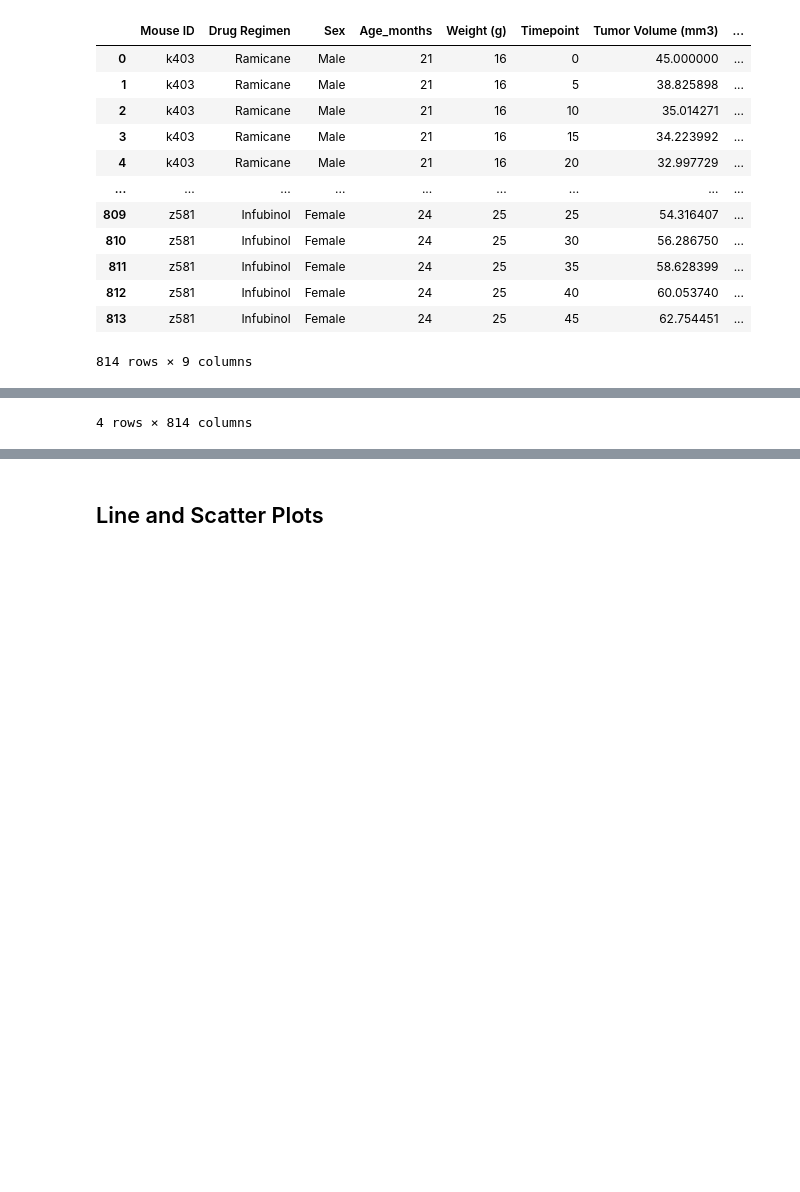
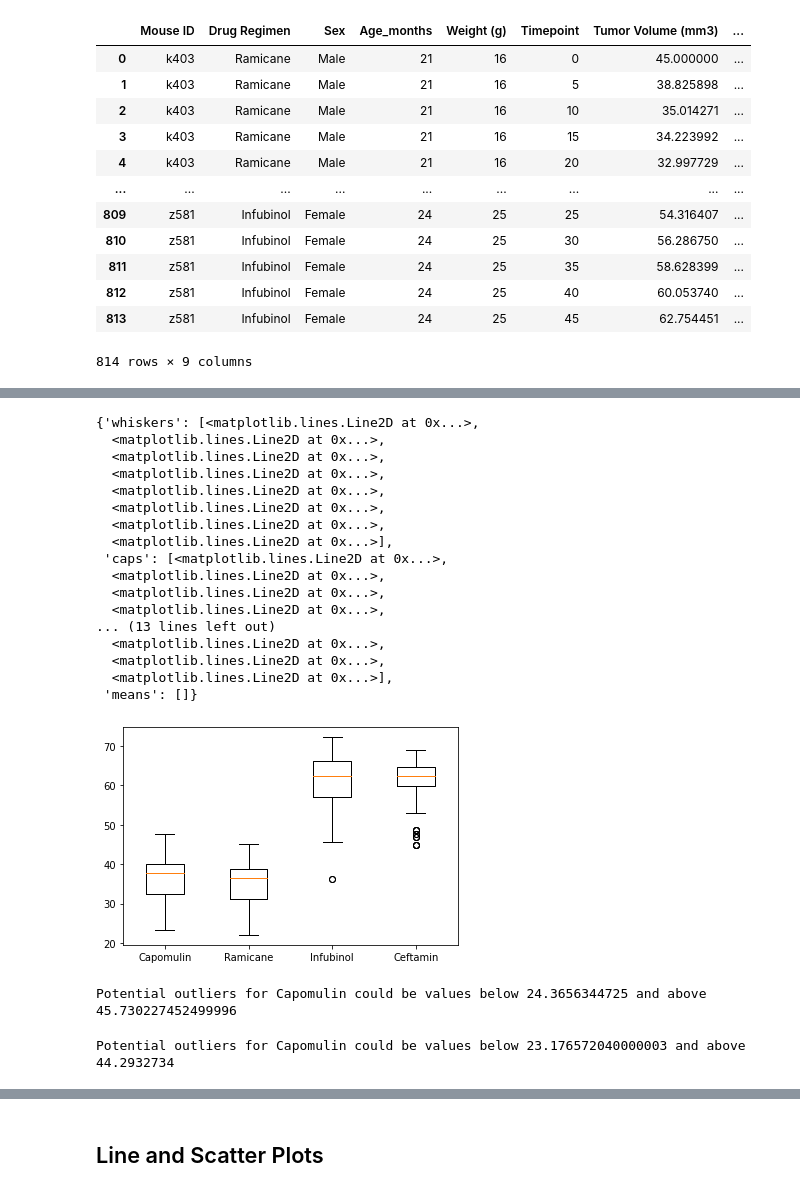
Before and after one commit to RyanAdamGonzalez1996/MatPlotLib_Challenge, a Jupyter notebook: pymaceuticals_starter.ipynb, the cells around one changed output, grey strips where cells are left out. Cells and saved outputs as stored; diff of their text form; code cells hidden in the pictures; blank space fills up the shorter version.

```diff
--- a/pymaceuticals_starter.ipynb
+++ b/pymaceuticals_starter.ipynb
@@ -272,32 +272,18 @@ combinedMouseStudy_df
 | 813 | z581 | Infubinol | Female | 24 | 25 | 45 | 62.754451 | ... |
 814 rows × 9 columns
 # %%
-# Calculate quartiles, IQR, and identify potential outliers for each regimen.
-quartiles = combinedMouseStudy_df["Max Tumor Volume (mm3)"].quantile([.25, .5, .75])
-lowerQ = quartiles[.25]
-upperQ = quartiles[.5]
-iqr = upperQ - lowerQ
-
-#Calculate possible outliers, values below lowerBound and values above upperBound
-lowerBound = lowerQ - (1.5 * iqr)
-upperBound = upperQ + (1.5 * iqr)
-
-# One method to do this is the following, but you can use whatever method works for you.
-
-##############################################################################
 # Put treatments into a list for for loop (and later for plot labels)
 fourRegimenList = ["Capomulin", "Ramicane", "Infubinol", "Ceftamin"]
 
 # Create empty list to fill with tumor vol data (for plotting)
-#tumorList = []
+tumorList = []
 
 # Calculate the IQR and quantitatively determine if there are any potential outliers.
-#for regimen in fourRegimenList:
+for regimen in fourRegimenList:
     # Locate the rows which contain mice on each drug and get the  max tumor volumes
- #   tumorList.append(combinedMouseStudy_df["Max Tumor Volume (mm3)"].loc[combinedMouseStudy_df["Drug Regimen"] == regimen])
+    tumorList.append(combinedMouseStudy_df["Max Tumor Volume (mm3)"].loc[combinedMouseStudy_df["Drug Regimen"] == regimen])
 
-
-# Determine outliers using upper and lower bounds
-
-test = fourRegimenList
+# Generate a box plot of the final tumor volume of each mouse across four regimens of interest
+# There should be a single chart with four box plots inside it.
+plt.boxplot(tumorList, labels=fourRegimenList)
 # %% [output]
@@ -309 +290,18 @@ test = fourRegimenList
-4 rows × 814 columns
+{'whiskers': [<matplotlib.lines.Line2D at 0x...>,
+  <matplotlib.lines.Line2D at 0x...>,
+  <matplotlib.lines.Line2D at 0x...>,
+  <matplotlib.lines.Line2D at 0x...>,
+  <matplotlib.lines.Line2D at 0x...>,
+  <matplotlib.lines.Line2D at 0x...>,
+  <matplotlib.lines.Line2D at 0x...>,
+  <matplotlib.lines.Line2D at 0x...>],
+ 'caps': [<matplotlib.lines.Line2D at 0x...>,
+  <matplotlib.lines.Line2D at 0x...>,
+  <matplotlib.lines.Line2D at 0x...>,
+  <matplotlib.lines.Line2D at 0x...>,
+... (13 lines left out)
+  <matplotlib.lines.Line2D at 0x...>,
+  <matplotlib.lines.Line2D at 0x...>,
+  <matplotlib.lines.Line2D at 0x...>],
+ 'means': []}
+[figure, added]
@@ -312,0 +308,28 @@ test = fourRegimenList
+# %%
+#"Capomulin"
+capomulinQuartiles = combinedMouseStudy_df["Max Tumor Volume (mm3)"].loc[combinedMouseStudy_df["Drug Regimen"] == "Capomulin"].quantile([.25, .5, .75])
+capomulinLowerQ = capomulinQuartiles[.25]
+capomulinUpperQ = capomulinQuartiles[.5]
+capomulinIqr = capomulinUpperQ - capomulinLowerQ
+
+#Potential Outliers
+capomulinLowerBound = capomulinLowerQ - (1.5 * capomulinIqr)
+capomulinUpperBound = capomulinUpperQ + (1.5 * capomulinIqr)
+
+print(f"Potential outliers for Capomulin could be values below {capomulinLowerBound} and above {capomulinUpperBound}")
+# %% [output]
+Potential outliers for Capomulin could be values below 24.3656344725 and above 45.730227452499996
+# %%
+#"Ramicane"
+ramicaneQuartiles = combinedMouseStudy_df["Max Tumor Volume (mm3)"].loc[combinedMouseStudy_df["Drug Regimen"] == "Ramicane"].quantile([.25, .5, .75])
+ramicaneLowerQ = ramicaneQuartiles[.25]
+ramicaneUpperQ = ramicaneQuartiles[.5]
+ramicaneIqr = ramicaneUpperQ - ramicaneLowerQ
+
+#Potential Outliers
+ramicaneLowerBound = ramicaneLowerQ - (1.5 * ramicaneIqr)
+ramicaneUpperBound = ramicaneUpperQ + (1.5 * ramicaneIqr)
+
+print(f"Potential outliers for Capomulin could be values below {ramicaneLowerBound} and above {ramicaneUpperBound}")
+# %% [output]
+Potential outliers for Capomulin could be values below 23.176572040000003 and above 44.2932734
```
Also changed, not shown: parts of 9 cells of this notebook.
